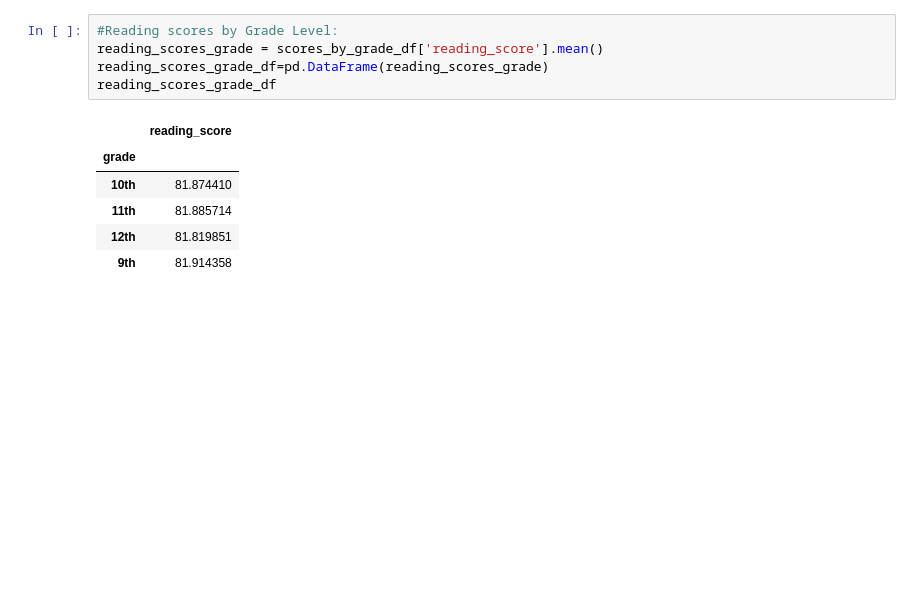
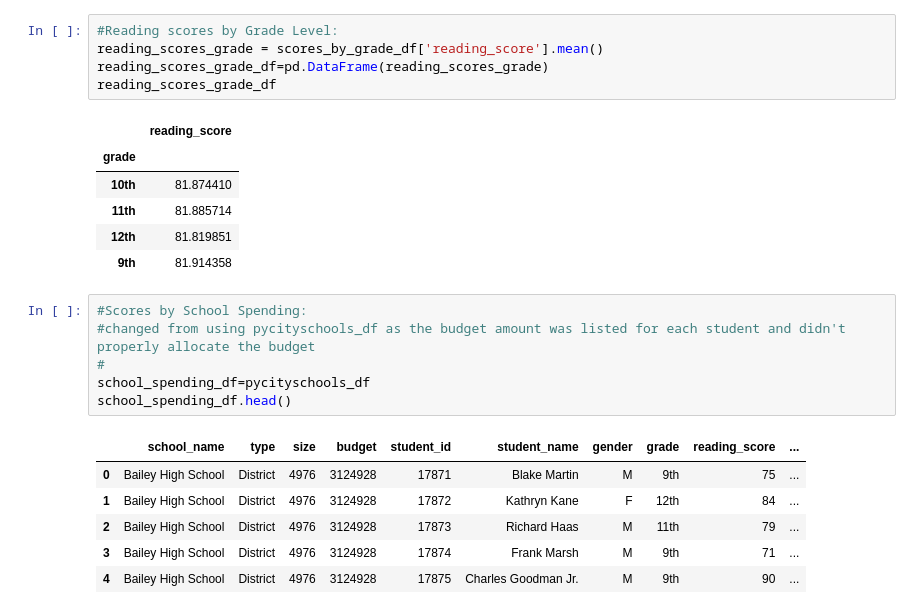
Before and after one commit to rketchum95/pandas-challenge, a Jupyter notebook: PyCitySchools/Main.ipynb, the cells around one changed output. Drawn from its saved outputs; the diff is of its cells as text; blank space fills up the shorter version.

Commit message:
Initital binning of school spending budget

```diff
--- a/PyCitySchools/Main.ipynb
+++ b/PyCitySchools/Main.ipynb
@@ -222,3 +206,16 @@ reading_scores_grade_df
 | 11th | 81.885714 |
 | 12th | 81.819851 |
 | 9th | 81.914358 |
+# %%
+#Scores by School Spending:
+#changed from using pycityschools_df as the budget amount was listed for each student and didn't properly allocate the budget
+#
+school_spending_df=pycityschools_df
+school_spending_df.head()
+# %% [output]
+|  | school_name | type | size | budget | student_id | student_name | gender | grade | reading_score | ... |
+| 0 | Bailey High School | District | 4976 | 3124928 | 17871 | Blake Martin | M | 9th | 75 | ... |
+| 1 | Bailey High School | District | 4976 | 3124928 | 17872 | Kathryn Kane | F | 12th | 84 | ... |
+| 2 | Bailey High School | District | 4976 | 3124928 | 17873 | Richard Haas | M | 11th | 79 | ... |
+| 3 | Bailey High School | District | 4976 | 3124928 | 17874 | Frank Marsh | M | 9th | 71 | ... |
+| 4 | Bailey High School | District | 4976 | 3124928 | 17875 | Charles Goodman Jr. | M | 9th | 90 | ... |
```
Also changed, not shown: parts of 2 cells of this notebook.
